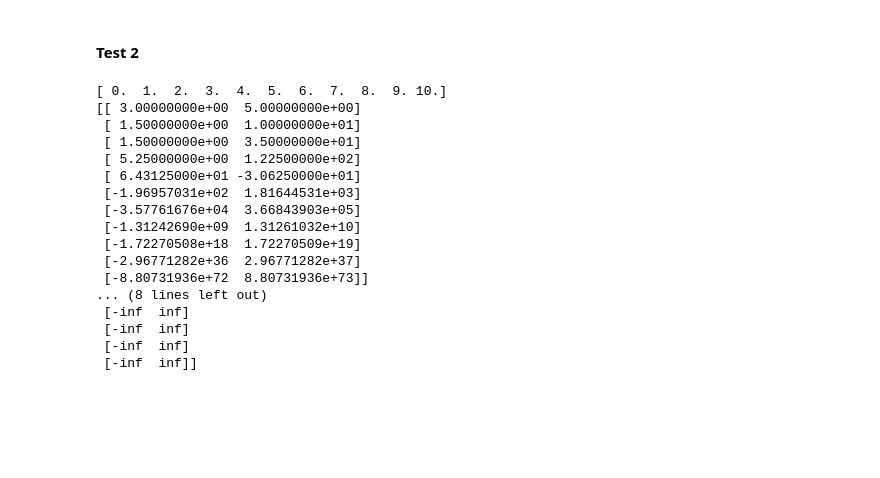
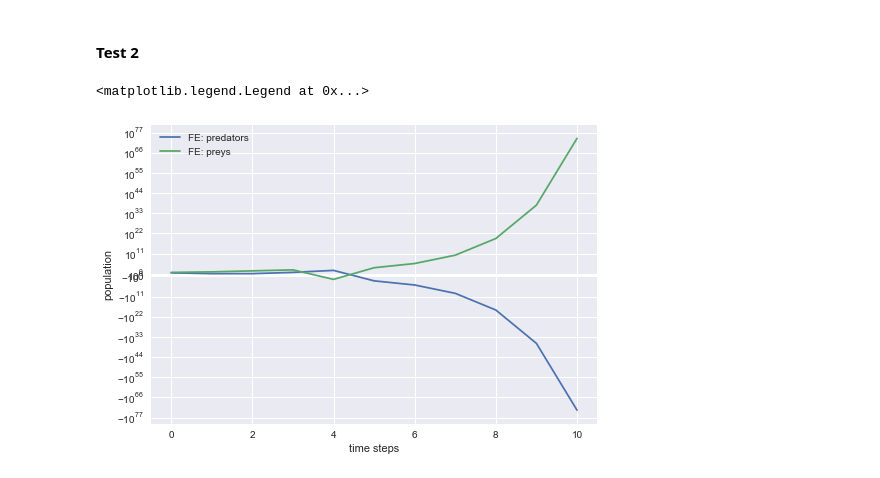
Before and after one commit to maxstollmayer/NuMeDiffG, a Jupyter notebook: Aufgabenblatt 3/Aufgabenblatt 3 Lösung.ipynb, the cells around one changed output. Saved outputs shown, nothing was run; the diff lists cells and outputs as text; code cells hidden in the pictures; blank space fills up the shorter version.

```diff
--- a/Aufgabenblatt 3/Aufgabenblatt 3 Lösung.ipynb
+++ b/Aufgabenblatt 3/Aufgabenblatt 3 Lösung.ipynb
@@ -211,7 +211,9 @@ plt.legend()
 #### Test 2
 # %%
 def g(y, t, a, b, c, d):
-    return np.array([-(a - b * y[1]) * y[0], (c - d * y[0]) * y[1]])
+    predator = b * y[0] * y[1] - a * y[0]
+    prey = c * y[1] - d * y[0] * y[1]
+    return np.array([predator, prey])
 
 def f2(y, t):
     return g(y, t, 1, 0.1, 4, 1)
@@ -220,35 +222,15 @@ y2_0 = np.array([3, 5])
 t2_0 = 0
 t2_N = 10
 N2 = 10
-
-t2_fe, y2_fe = forward_euler(f2, y2_0, t2_0, t2_N, N2)
-t2_be, y2_be = backward_euler(f2, y2_0, t2_0, t2_N, N2)
-#t2_cn, y2_cn = crank_nicolson(f2, y2_0, t2_0, t2_N, N2)
-
-print(t2_fe)
-print(y2_fe)
-print(t2_be)
-print(y2_be)
-#print(t2_cn)
-#print(y2_cn)
-
-#for x, z in zip(t, y):
-#    print(f"t = {x:2n}:  {z[0]: .2E} Räuber,  {z[1]: .2E} Beute")
-# %% [output]
-[ 0.  1.  2.  3.  4.  5.  6.  7.  8.  9. 10.]
-[[ 3.00000000e+00  5.00000000e+00]
- [ 1.50000000e+00  1.00000000e+01]
- [ 1.50000000e+00  3.50000000e+01]
- [ 5.25000000e+00  1.22500000e+02]
- [ 6.43125000e+01 -3.06250000e+01]
- [-1.96957031e+02  1.81644531e+03]
- [-3.57761676e+04  3.66843903e+05]
- [-1.31242690e+09  1.31261032e+10]
- [-1.72270508e+18  1.72270509e+19]
- [-2.96771282e+36  2.96771282e+37]
- [-8.80731936e+72  8.80731936e+73]]
-... (8 lines left out)
- [-inf  inf]
- [-inf  inf]
- [-inf  inf]
- [-inf  inf]]
+# %%
+t2_fe, y2_fe = forward_euler(f2, y2_0, t2_0, t2_N, N2)
+
+plt.plot(t2_fe, y2_fe[:, 0], label="FE: predators")
+plt.plot(t2_fe, y2_fe[:, 1], label="FE: preys")
+plt.xlabel("time steps")
+plt.ylabel("population")
+plt.yscale("symlog")
+plt.legend()
+# %% [output]
+<matplotlib.legend.Legend at 0x...>
+[figure, added]
```
Also changed, not shown: parts of 4 cells of this notebook.
